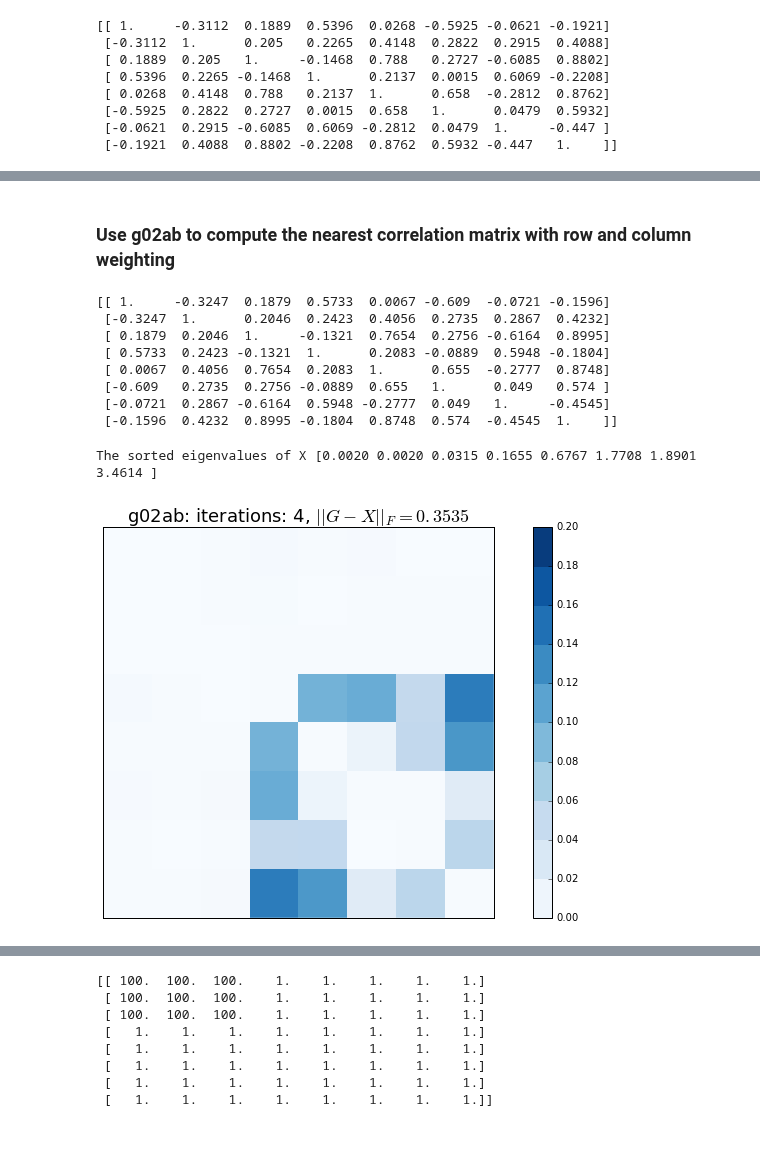
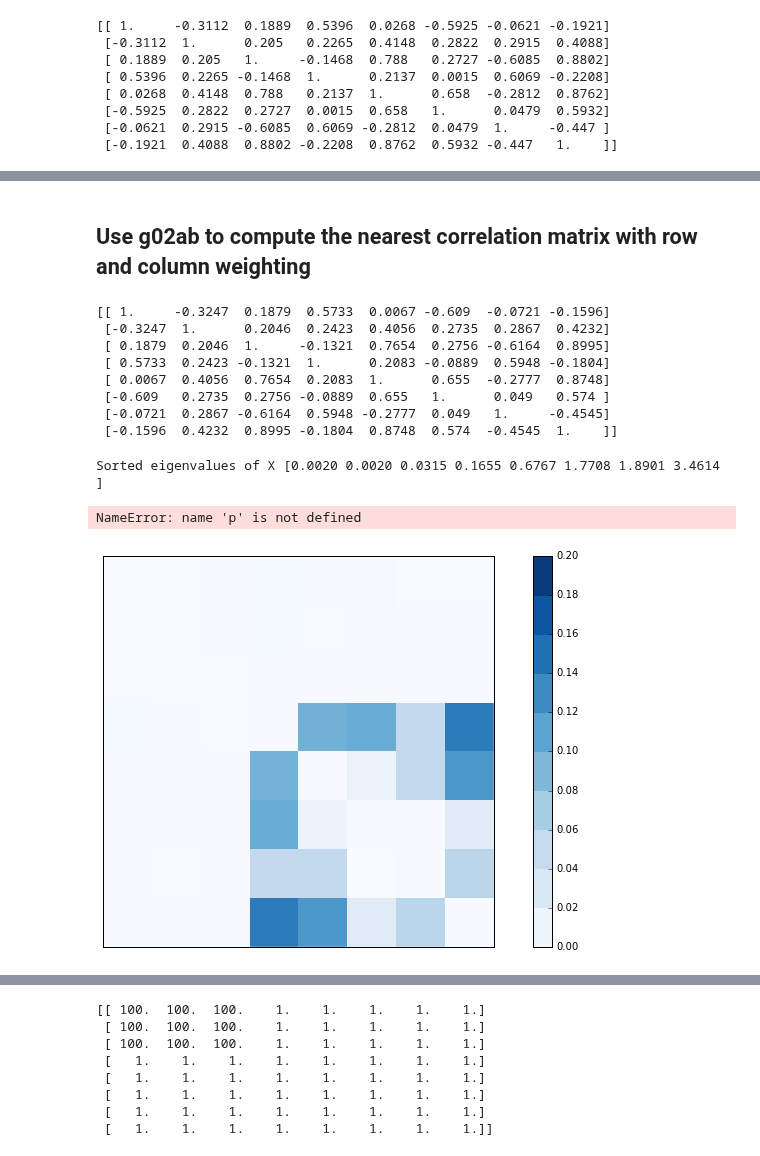
Before and after one commit to craiglucas/NCM, a Jupyter notebook: ncm_nag.ipynb, the cells around one changed output, grey strips where cells are left out. Cells and saved outputs as stored; diff of their text form; code cells hidden in the pictures.

```diff
--- a/ncm_nag.ipynb
+++ b/ncm_nag.ipynb
@@ -420,7 +425,7 @@ $$ \Large \|W^{\frac{1}{2}} (G-X) W^{\frac{1}{2}} \|_F$$
 
 <img src="footer.png" width=100%>
 # %% [markdown]
-### Use g02ab to compute the nearest correlation matrix with row and column weighting
+## Use g02ab to compute the nearest correlation matrix with row and column weighting
 # %%
 "Define an array of weights."
 W = np.array([10, 10, 10, 1, 1, 1, 1, 1], dtype = np.float64)
@@ -456,22 +461,25 @@ print(X)
  [-0.0721  0.2867 -0.6164  0.5948 -0.2777  0.049   1.     -0.4545]
  [-0.1596  0.4232  0.8995 -0.1804  0.8748  0.574  -0.4545  1.    ]]
 # %%
-print("The sorted eigenvalues of X [{0}]".format(''.join(
+print("Sorted eigenvalues of X [{0}]".format(''.join(
             ['{:.4f} '.format(x) for x in np.sort(np.linalg.eig(X)[0])])))
 # %% [output]
-The sorted eigenvalues of X [0.0020 0.0020 0.0315 0.1655 0.6767 1.7708 1.8901 3.4614 ]
+Sorted eigenvalues of X [0.0020 0.0020 0.0315 0.1655 0.6767 1.7708 1.8901 3.4614 ]
 # %%
 fig1, ax1 = plt.subplots(figsize=(14, 7))
-cax1 = ax1.imshow(abs(X-G), interpolation='none', cmap=plt.cm.Blues, vmin=0, vmax=0.2)
+cax1 = ax1.imshow(abs(X-G), interpolation='none', cmap=plt.cm.Blues, vmin=0,
+                  vmax=0.2)
 cbar = fig1.colorbar(cax1, ticks = np.linspace(0.0, 0.2, 11, endpoint=True),
                      boundaries=np.linspace(0.0, 0.2, 11, endpoint=True))
 cbar.set_clim([0, 0.2])
 ax1.tick_params(axis='both', which='both',
                 bottom='off', top='off', left='off', right='off',
                 labelbottom='off', labelleft='off')
-ax1.set_title(r'g02ab: iterations: {0}, $||G-X||_F = {1:.4f}$'.format(itr[0],
-                                                    np.linalg.norm(X-G)), fontsize=18)
+ax1.set_title(
+    r'$|G-X|$ for g02ab. Iterations: {0}, $||G-X||_F = {1:.4f}$'.format(itr[0],
+                                              p.linalg.norm(X-G)), fontsize=16)
 plt.show()
 # %% [output]
+NameError: name 'p' is not defined
-[figure, old version]
+[figure, new version]
 # %% [markdown]
```
Also changed, not shown: parts of 27 cells of this notebook.
